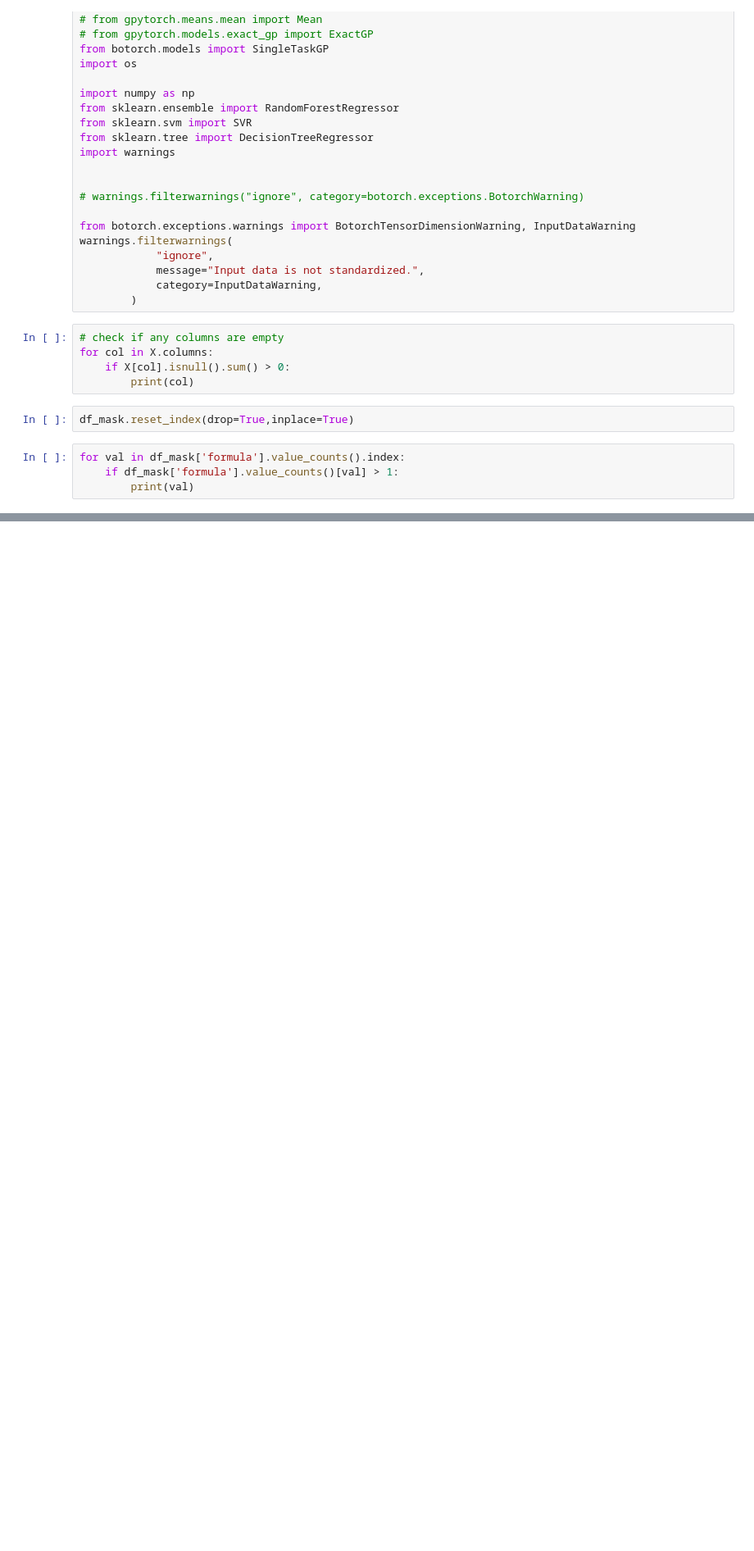
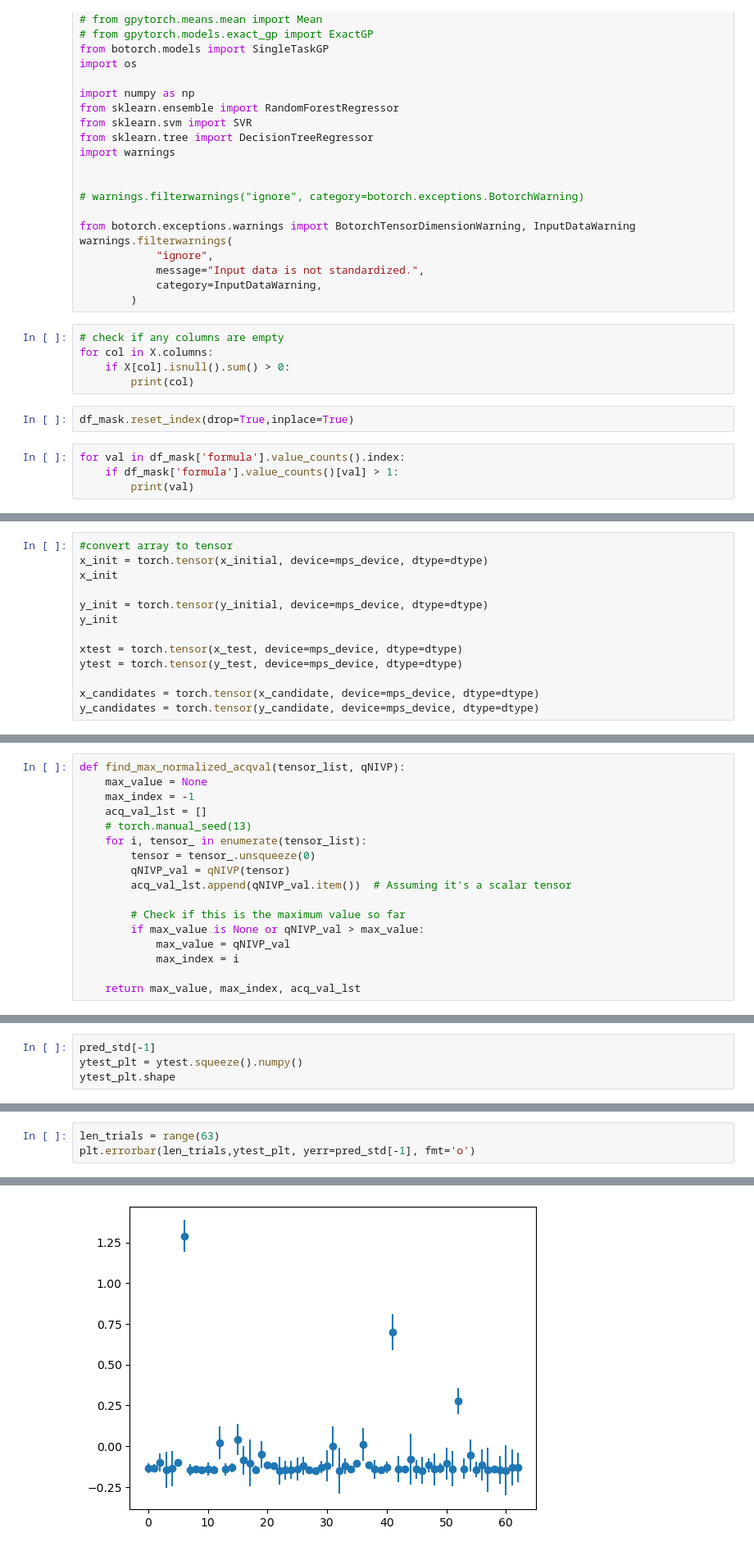
Before and after one commit to ramseyissa/qNIPV, a Jupyter notebook: notebooks/thermoelectric.ipynb, the cells around one changed output, grey strips where cells are left out. Shown at 82% size. Saved outputs shown, nothing was run; the diff lists cells and outputs as text; blank space fills up the shorter version.

```diff
--- a/notebooks/thermoelectric.ipynb
+++ b/notebooks/thermoelectric.ipynb
@@ -441,0 +496,13 @@ AttributeError: 'Series' object has no attribute 'reshape'
+# %%
+#convert array to tensor
+x_init = torch.tensor(x_initial, device=mps_device, dtype=dtype)
+x_init
+
+y_init = torch.tensor(y_initial, device=mps_device, dtype=dtype)
+y_init
+
+xtest = torch.tensor(x_test, device=mps_device, dtype=dtype)
+ytest = torch.tensor(y_test, device=mps_device, dtype=dtype)
+
+x_candidates = torch.tensor(x_candidate, device=mps_device, dtype=dtype)
+y_candidates = torch.tensor(y_candidate, device=mps_device, dtype=dtype)
@@ -441,0 +523,17 @@ AttributeError: 'Series' object has no attribute 'reshape'
+# %%
+def find_max_normalized_acqval(tensor_list, qNIVP):
+    max_value = None
+    max_index = -1
+    acq_val_lst = []
+    # torch.manual_seed(13)
+    for i, tensor_ in enumerate(tensor_list):
+        tensor = tensor_.unsqueeze(0)
+        qNIVP_val = qNIVP(tensor)
+        acq_val_lst.append(qNIVP_val.item())  # Assuming it's a scalar tensor
+
+        # Check if this is the maximum value so far
+        if max_value is None or qNIVP_val > max_value:
+            max_value = qNIVP_val
+            max_index = i
+
+    return max_value, max_index, acq_val_lst
@@ -441,0 +883,4 @@ AttributeError: 'Series' object has no attribute 'reshape'
+# %%
+pred_std[-1]
+ytest_plt = ytest.squeeze().numpy()
+ytest_plt.shape
@@ -441,0 +927,4 @@ AttributeError: 'Series' object has no attribute 'reshape'
+# %%
+len_trials = range(63)
+plt.errorbar(len_trials,ytest_plt, yerr=pred_std[-1], fmt='o')
+# %% [output]
@@ -441,0 +932 @@ AttributeError: 'Series' object has no attribute 'reshape'
+[figure, added]
```
Also changed, not shown: parts of 26 cells of this notebook.
